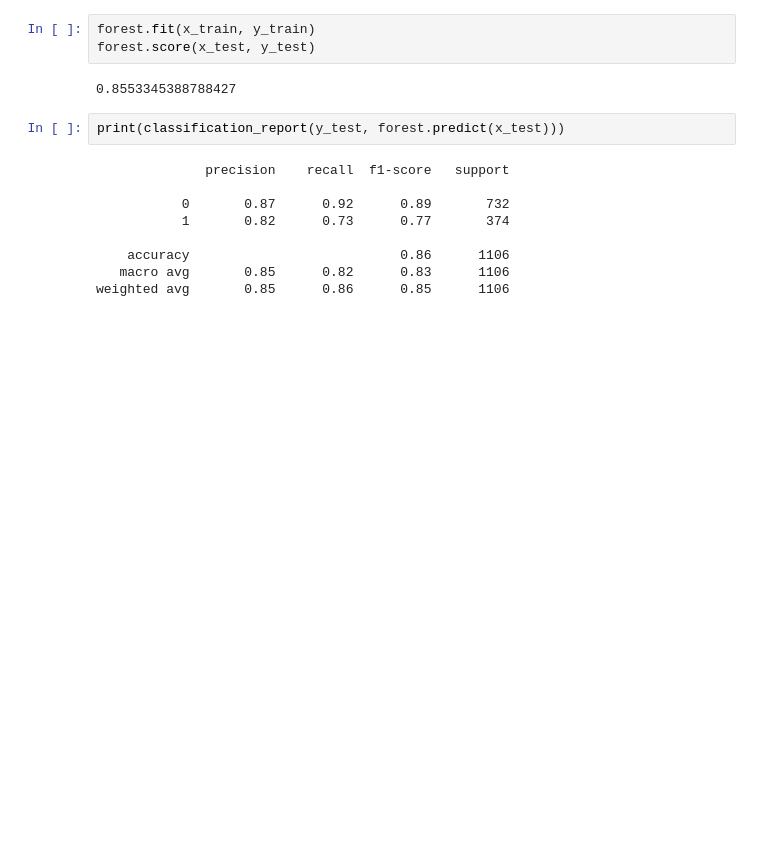
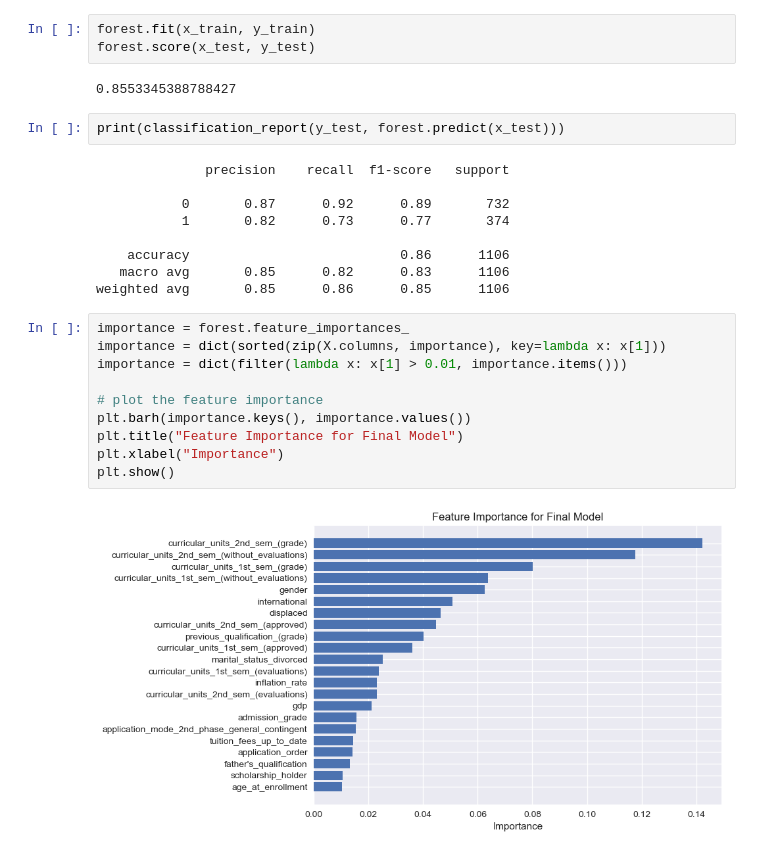
Before and after one commit to AndreJacobsPy/ai-academy-capstone, a Jupyter notebook: modeling.ipynb, the cells around one changed output. Cells and saved outputs as stored; diff of their text form; blank space fills up the shorter version.

Commit message:
adding feature importance plot

```diff
--- a/modeling.ipynb
+++ b/modeling.ipynb
@@ -512,3 +512,15 @@ print(classification_report(y_test, forest.predict(x_test)))
     accuracy                           0.86      1106
    macro avg       0.85      0.82      0.83      1106
 weighted avg       0.85      0.86      0.85      1106
+# %%
+importance = forest.feature_importances_
+importance = dict(sorted(zip(X.columns, importance), key=lambda x: x[1]))
+importance = dict(filter(lambda x: x[1] > 0.01, importance.items()))
+
+# plot the feature importance
+plt.barh(importance.keys(), importance.values())
+plt.title("Feature Importance for Final Model")
+plt.xlabel("Importance")
+plt.show()
+# %% [output]
+[figure, added]
```
